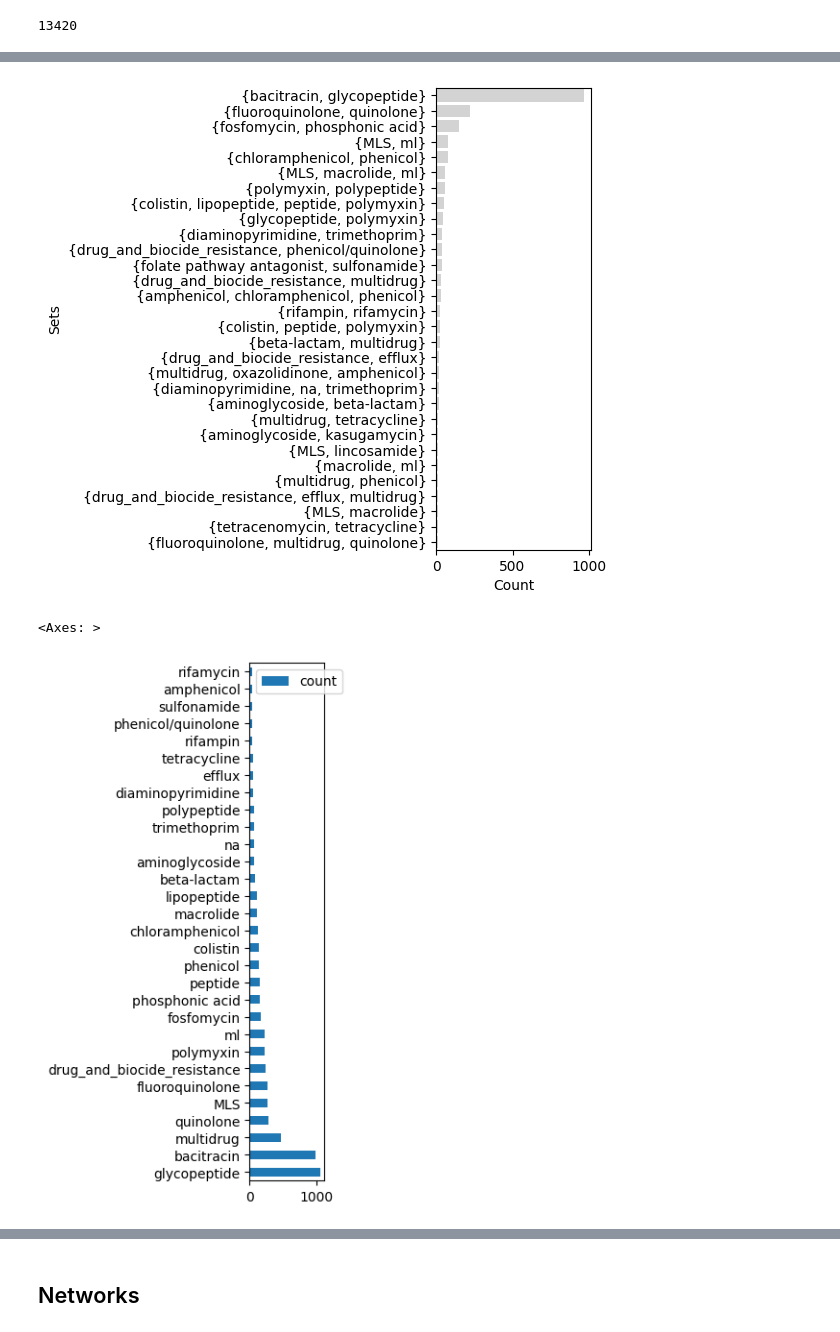
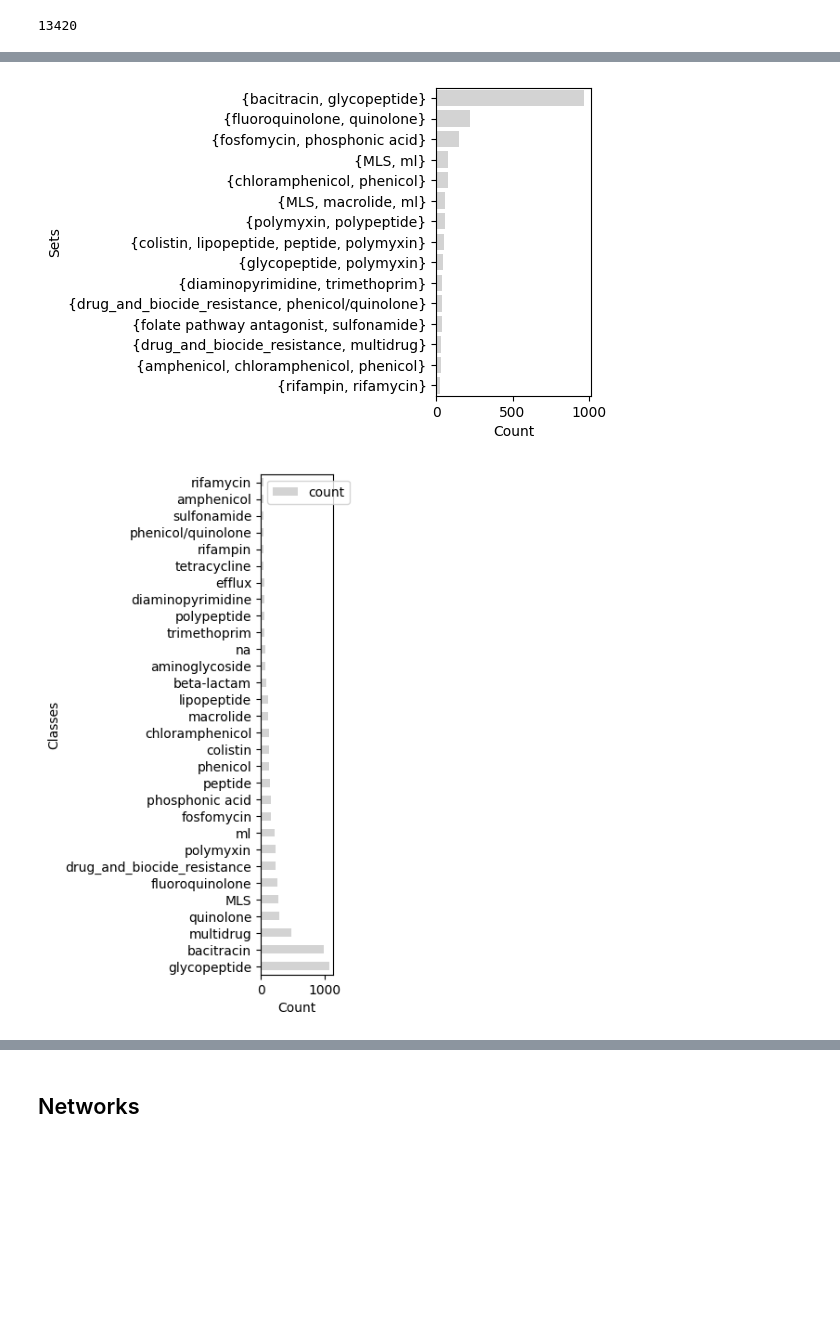
Before and after one commit to tiagocabralborelli/db-redundance, a Jupyter notebook: notebooks/3.Analysis.ipynb, the cells around one changed output, grey strips where cells are left out. Saved outputs shown, nothing was run; the diff lists cells and outputs as text; code cells hidden in the pictures; blank space fills up the shorter version.

```diff
--- a/notebooks/3.Analysis.ipynb
+++ b/notebooks/3.Analysis.ipynb
@@ -190,25 +177,33 @@ SetCount.sort_values(by = "Total", ascending = False)
 # %%
-plt.figure(figsize=(2, 6))
+plt.figure(figsize=(2, 4))
 sns.barplot(
     data=SetCount.sort_values(
-        by = "Total", ascending = False).head(30),
+        by = "Total", ascending = False).head(15),
         x='Total',
         y='Set',
         color ='lightgrey')
 
 plt.xlabel('Count')
 plt.ylabel('Sets')
-plt.tight_layout() # Ajusta o layout para não cortar os nomes longos
-
-plt.show()
+plt.tight_layout()
+plt.savefig("../figures/Top30ProblematicSetsCount.svg",
+            format="svg",
+            dpi=180,
+            bbox_inches='tight')
 # %% [output]
-[figure, old version]
+[figure, new version]
 # %%
 ClassCount = []
 for item in pd.Series(DivergenteAnnotatedClasses):
     for c in item:
         ClassCount.append(c)
-pd.Series(ClassCount).value_counts().head(30).to_frame().plot(kind = "barh", figsize=(1,7))
+pd.Series(ClassCount).value_counts().head(30).to_frame().plot(kind = "barh", figsize=(1,7), color ='lightgrey')
+plt.xlabel('Count')
+plt.ylabel('Classes')
+plt.tight_layout()
+plt.savefig("../figures/Top30ProblematicClassesCount.svg",
+            format="svg",
+            dpi=180,
+            bbox_inches='tight')
 # %% [output]
-<Axes: >
-[figure, old version]
+[figure, new version]
```
Also changed, not shown: parts of 10 cells of this notebook, 42 other files.
